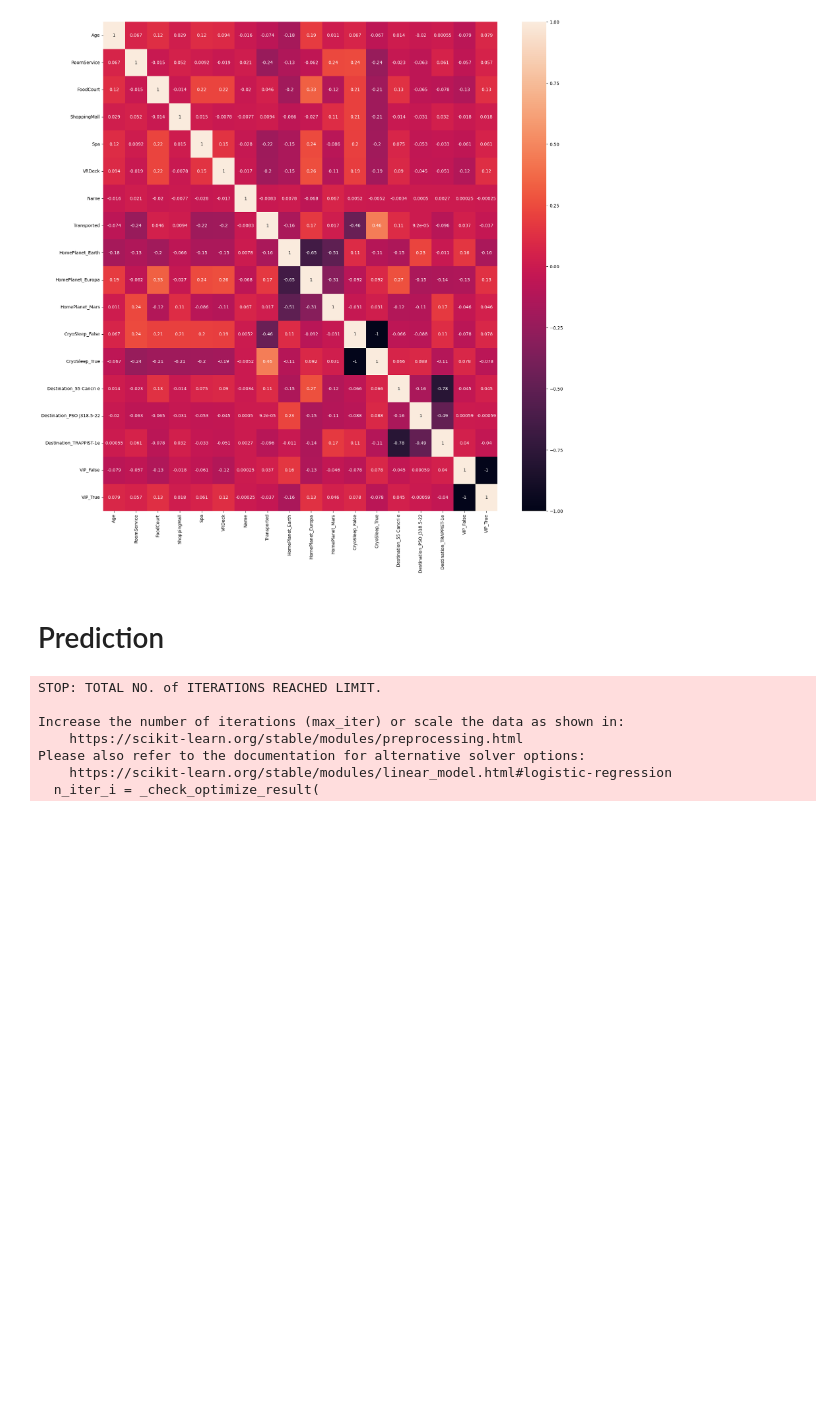
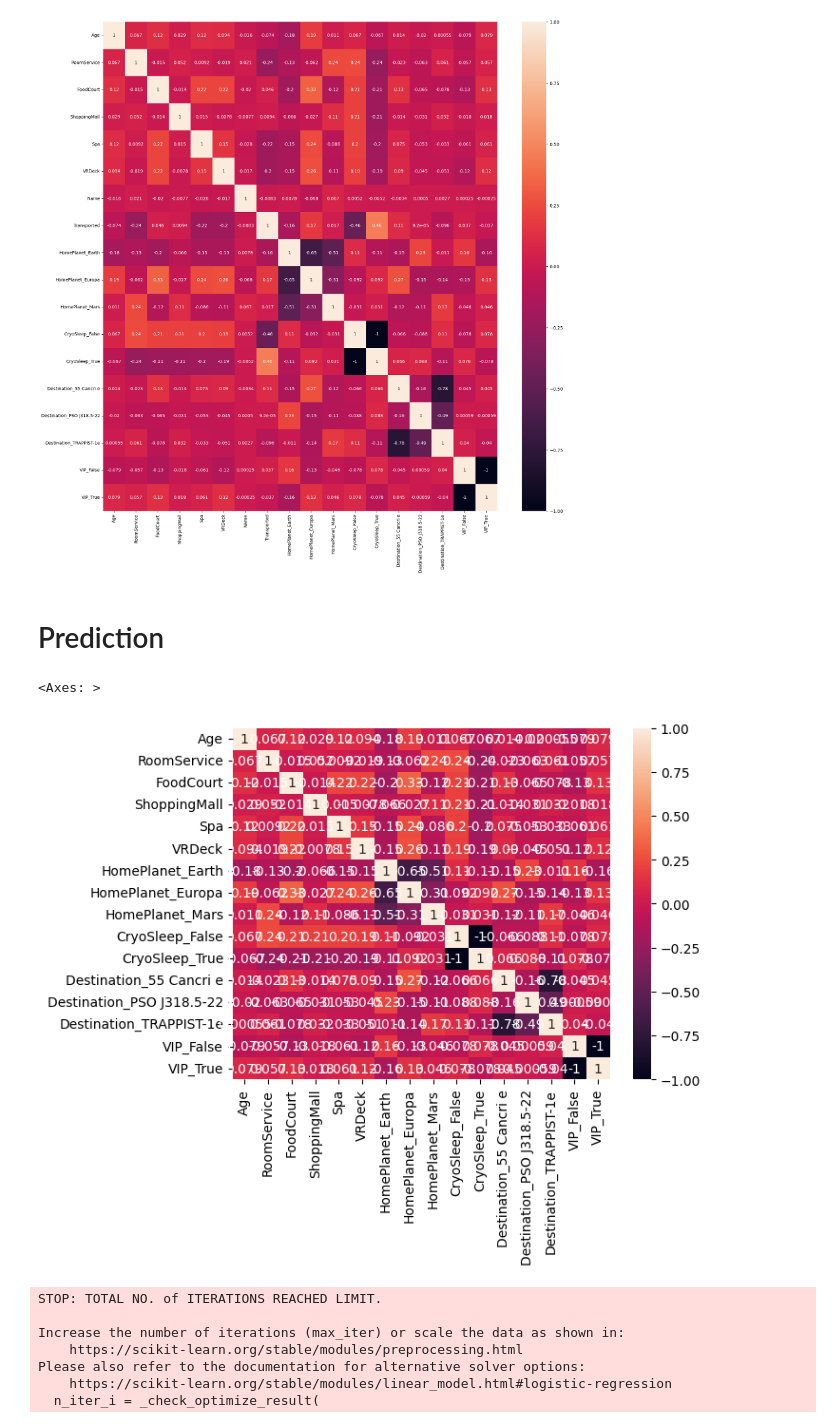
Before and after one commit to artanebibi/datascience, a Jupyter notebook: Spaceship_Titanic.ipynb, the cells around one changed output. Saved outputs shown, nothing was run; the diff lists cells and outputs as text; code cells hidden in the pictures; blank space fills up the shorter version.

```diff
--- a/Spaceship_Titanic.ipynb
+++ b/Spaceship_Titanic.ipynb
@@ -396,7 +397,12 @@ from sklearn.model_selection import train_test_split
 from sklearn.metrics import f1_score,classification_report
 # %%
 logistic_model = LogisticRegression()
-x, y = df.drop(columns = 'Transported'), df['Transported']
+x, y = df.drop(columns = ['Transported', 'Name']), df['Transported']
+# %%
+sns.heatmap(x.corr(), annot = True)
+# %% [output]
+<Axes: >
+[figure, added]
 # %%
 trainX, testX, trainY, testY = train_test_split(x, y, test_size = 0.2, random_state = 1)
 # %%
```
Also changed, not shown: parts of 7 cells of this notebook.
